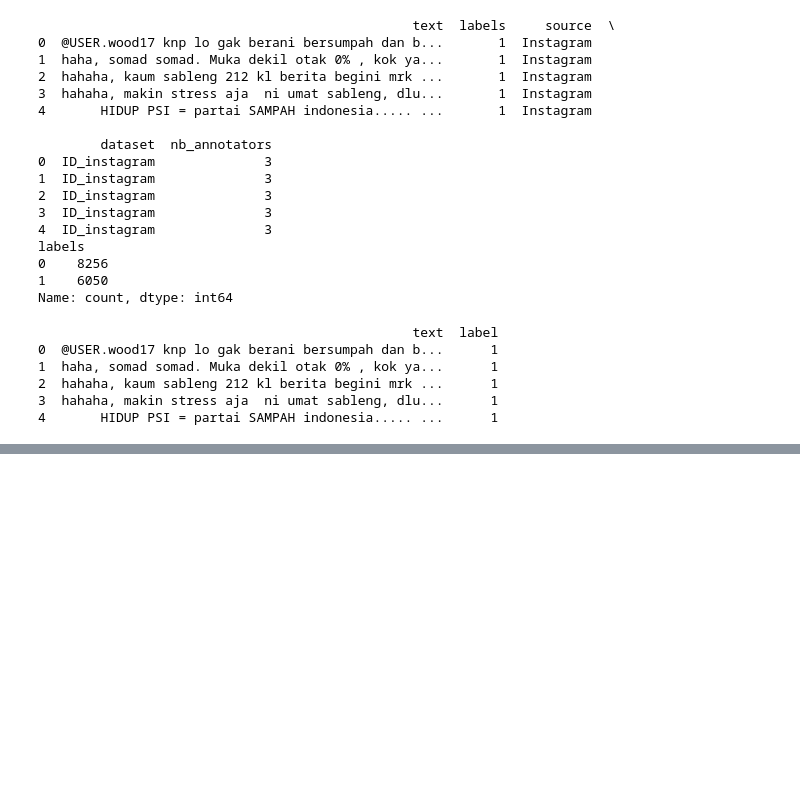
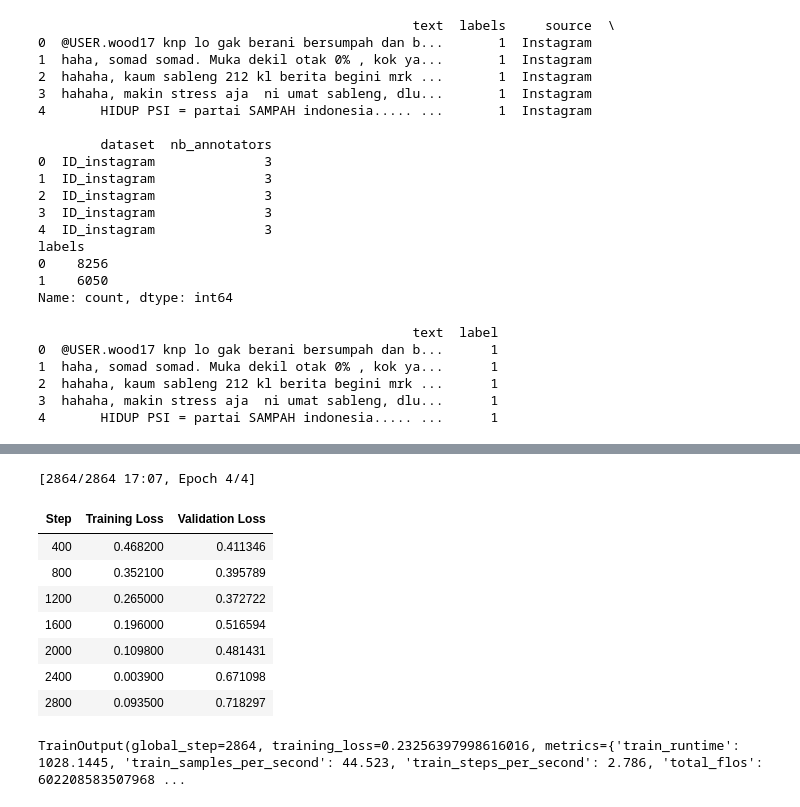
Before and after one commit to RaihanFazzaufaR/sentimen-analysis-mini-project, a Jupyter notebook: mini-project.ipynb, the cells around one changed output, grey strips where cells are left out. Cells and saved outputs as stored; diff of their text form; code cells hidden in the pictures; blank space fills up the shorter version.

```diff
--- a/mini-project.ipynb
+++ b/mini-project.ipynb
@@ -80,7 +89,6 @@ print(f"Train size: {len(train_df)}, Test size: {len(test_df)}")
 # %%
 from datasets import Dataset
 
-train_dataset = Dataset.from_pandas(train_df)
-test_dataset = Dataset.from_pandas(test_df)
+new_dataset = Dataset.from_pandas(df_final)
 # %%
 def tokenize_function(examples):
@@ -114,16 +144,28 @@ print(torch.cuda.is_available())
 # %%
 from transformers import Trainer, DataCollatorWithPadding
 
 data_collator = DataCollatorWithPadding(tokenizer=tokenizer)
 
 trainer = Trainer(
     model=model,
     args=training_args,
     train_dataset=tokenized_train,
     eval_dataset=tokenized_test,
     data_collator=data_collator,
+    processing_class=tokenizer,
 )
 
 trainer.train()
+# %% [output]
+[2864/2864 17:07, Epoch 4/4]
+| Step | Training Loss | Validation Loss |
+| 400 | 0.468200 | 0.411346 |
+| 800 | 0.352100 | 0.395789 |
+| 1200 | 0.265000 | 0.372722 |
+| 1600 | 0.196000 | 0.516594 |
+| 2000 | 0.109800 | 0.481431 |
+| 2400 | 0.003900 | 0.671098 |
+| 2800 | 0.093500 | 0.718297 |
+TrainOutput(global_step=2864, training_loss=0.23256397998616016, metrics={'train_runtime': 1028.1445, 'train_samples_per_second': 44.523, 'train_steps_per_second': 2.786, 'total_flos': 602208583507968 ...
 # %%
 import numpy as np
```
Also changed, not shown: parts of 10 cells of this notebook.
